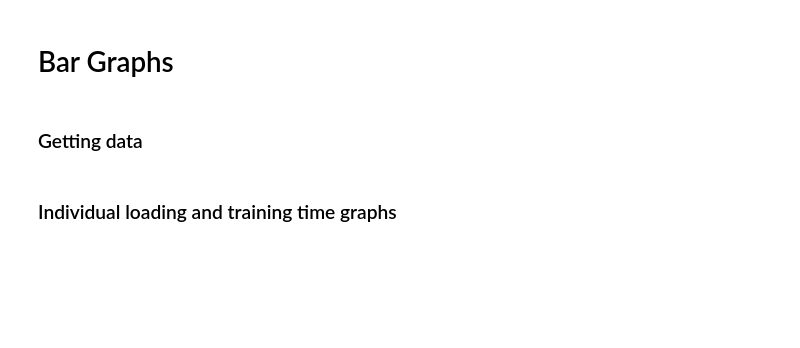
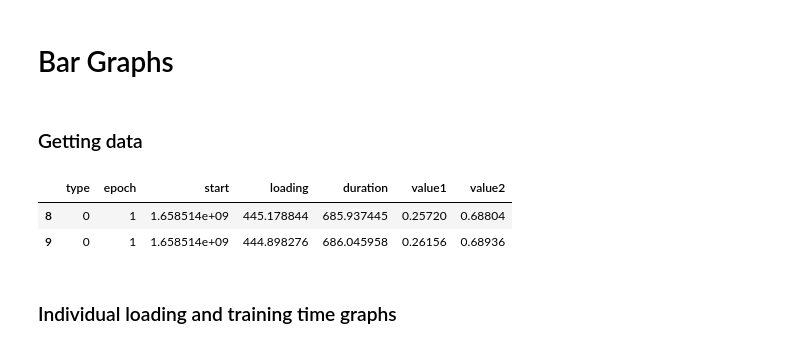
Before and after one commit to emyik/train-using-sion, a Jupyter notebook: plotData.ipynb, the cells around one changed output. Cells and saved outputs as stored; diff of their text form; code cells hidden in the pictures; blank space fills up the shorter version.

```diff
--- a/plotData.ipynb
+++ b/plotData.ipynb
@@ -24,22 +31,31 @@ plt.show()
 # %%
 import pandas as pd
 from matplotlib import pyplot as plt
 
 def addlabels(x,y):
     for i in range(len(x)):
         plt.text(i, y[i], y[i], ha = 'center')
 
-# GPU
-df = pd.read_csv("data/output.csv")
+df = pd.read_csv("data/gpu20.csv")
 df = df[df["type"] == 0]
 
-# CPU
-df1 = pd.read_csv("data/202206201415/cifar_resnet_buildin.csv")
+df1 = pd.read_csv("data/ray-gpu20.csv")
 df1 = df1[df1["type"] == 0]
 
-# S3
-df2 = pd.read_csv("data/s3output.csv")
+df2 = pd.read_csv("data/ray1-gpu20.csv")
 df2 = df2[df2["type"] == 0]
+
+df3 = pd.read_csv("data/s3.csv")
+df3 = df3[df3["type"] == 0]
+
+df4 = pd.read_csv("data/ray-s3.csv")
+df4 = df4[df4["type"] == 0]
+
+df4.head()
+# %% [output]
+|  | type | epoch | start | loading | duration | value1 | value2 |
+| 8 | 0 | 1 | 1.658514e+09 | 445.178844 | 685.937445 | 0.25720 | 0.68804 |
+| 9 | 0 | 1 | 1.658514e+09 | 444.898276 | 686.045958 | 0.26156 | 0.68936 |
 # %% [markdown]
 ### Individual loading and training time graphs
 # %%
```
Also changed, not shown: parts of 6 cells of this notebook.
